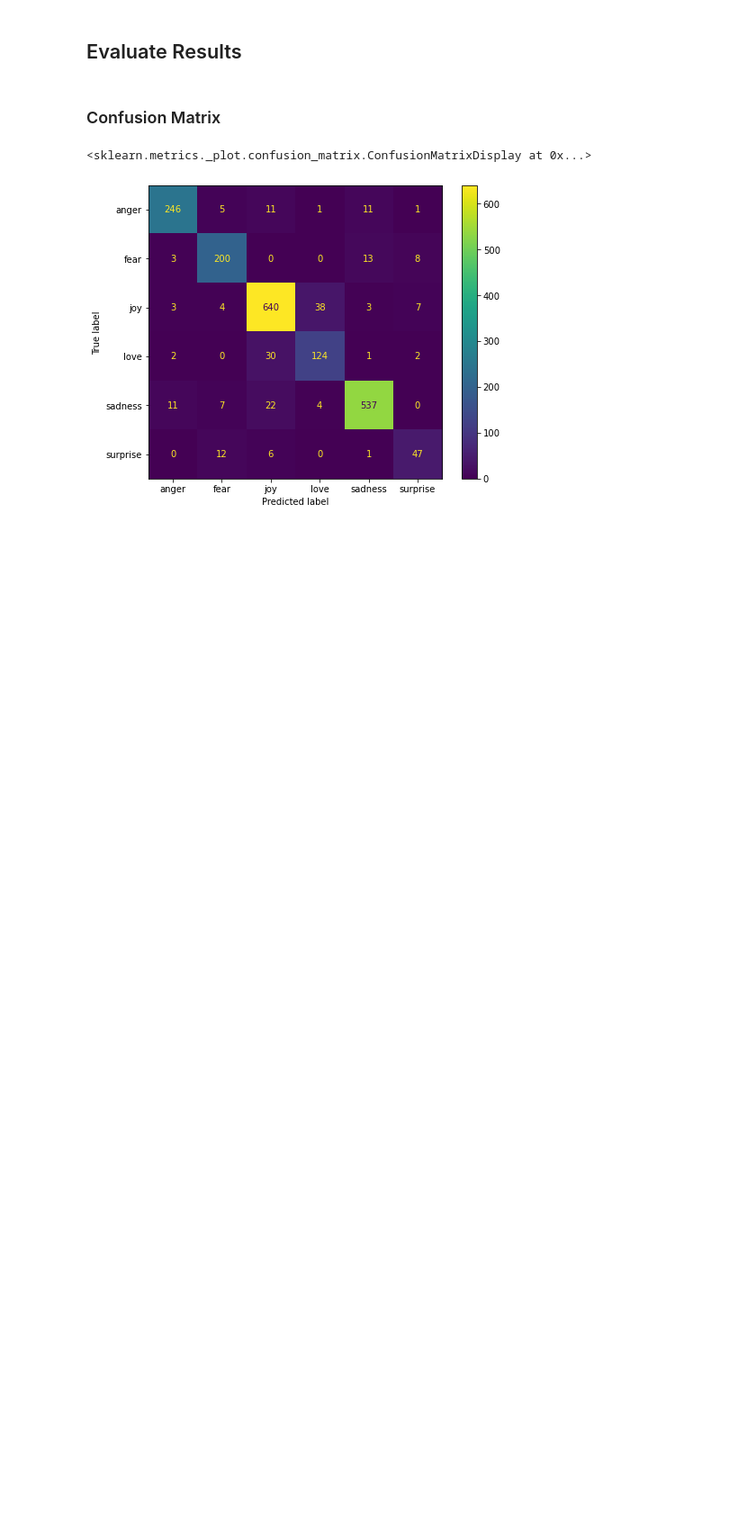
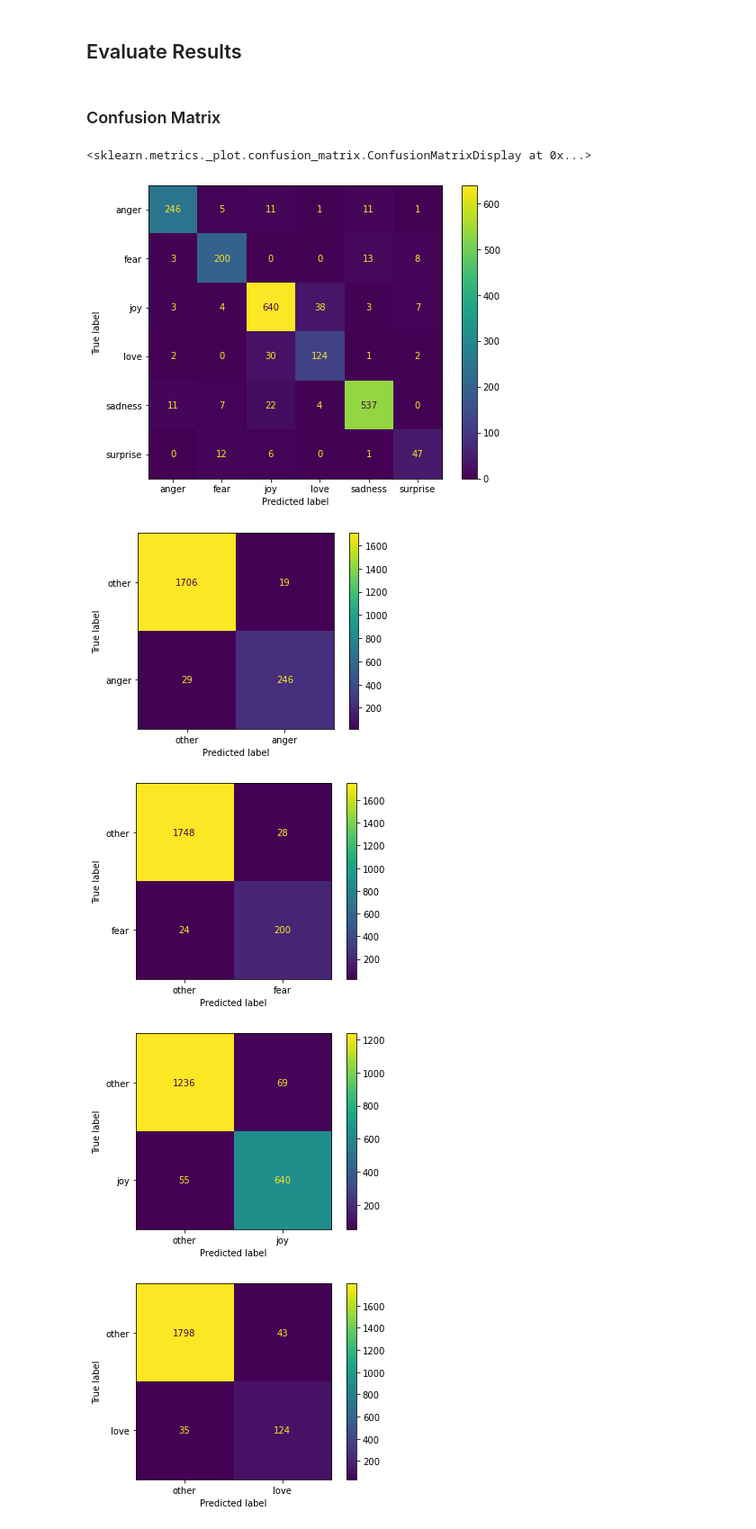
Before and after one commit to apeiffer/sentiment-analysis, a Jupyter notebook: notebooks/xgb_tuning.ipynb, the cells around one changed output. Shown at 90% size. Drawn from its saved outputs; the diff is of its cells as text; code cells hidden in the pictures; blank space fills up the shorter version.

```diff
--- a/notebooks/xgb_tuning.ipynb
+++ b/notebooks/xgb_tuning.ipynb
@@ -560,3 +560,13 @@ skm.ConfusionMatrixDisplay(skm.confusion_matrix(Y_test, Y_test_pred),display_lab
 # %% [output]
 <sklearn.metrics._plot.confusion_matrix.ConfusionMatrixDisplay at 0x...>
 [figure]
+# %%
+cms = skm.multilabel_confusion_matrix(Y_test, Y_test_pred)
+
+for i, cm in enumerate(cms):
+    skm.ConfusionMatrixDisplay(cm,display_labels=['other',classes[i]]).plot()
+# %% [output]
+[figure, added]
+[figure, added]
+[figure, added]
+[figure, added]
```
Also changed, not shown: parts of 3 cells of this notebook.
